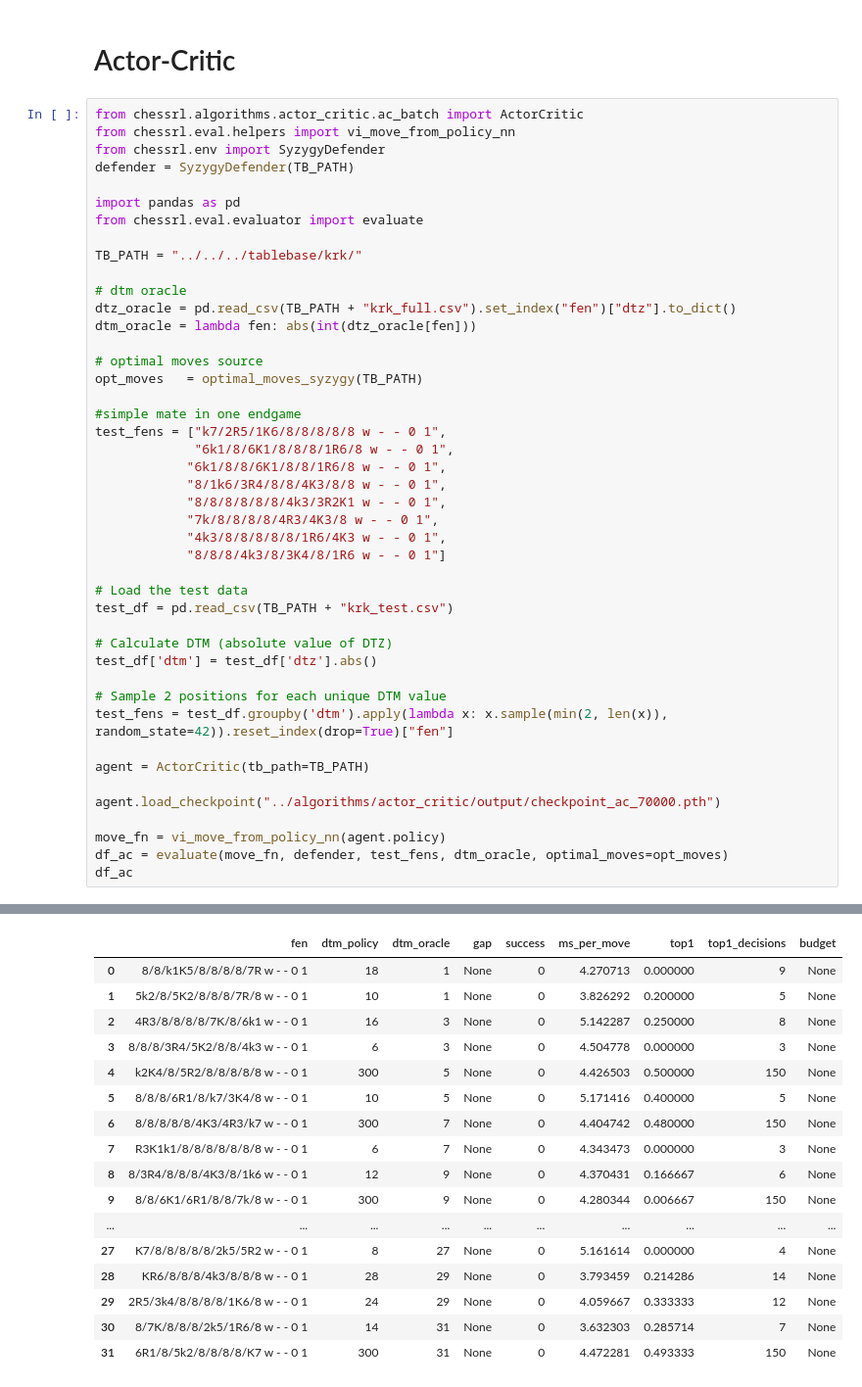
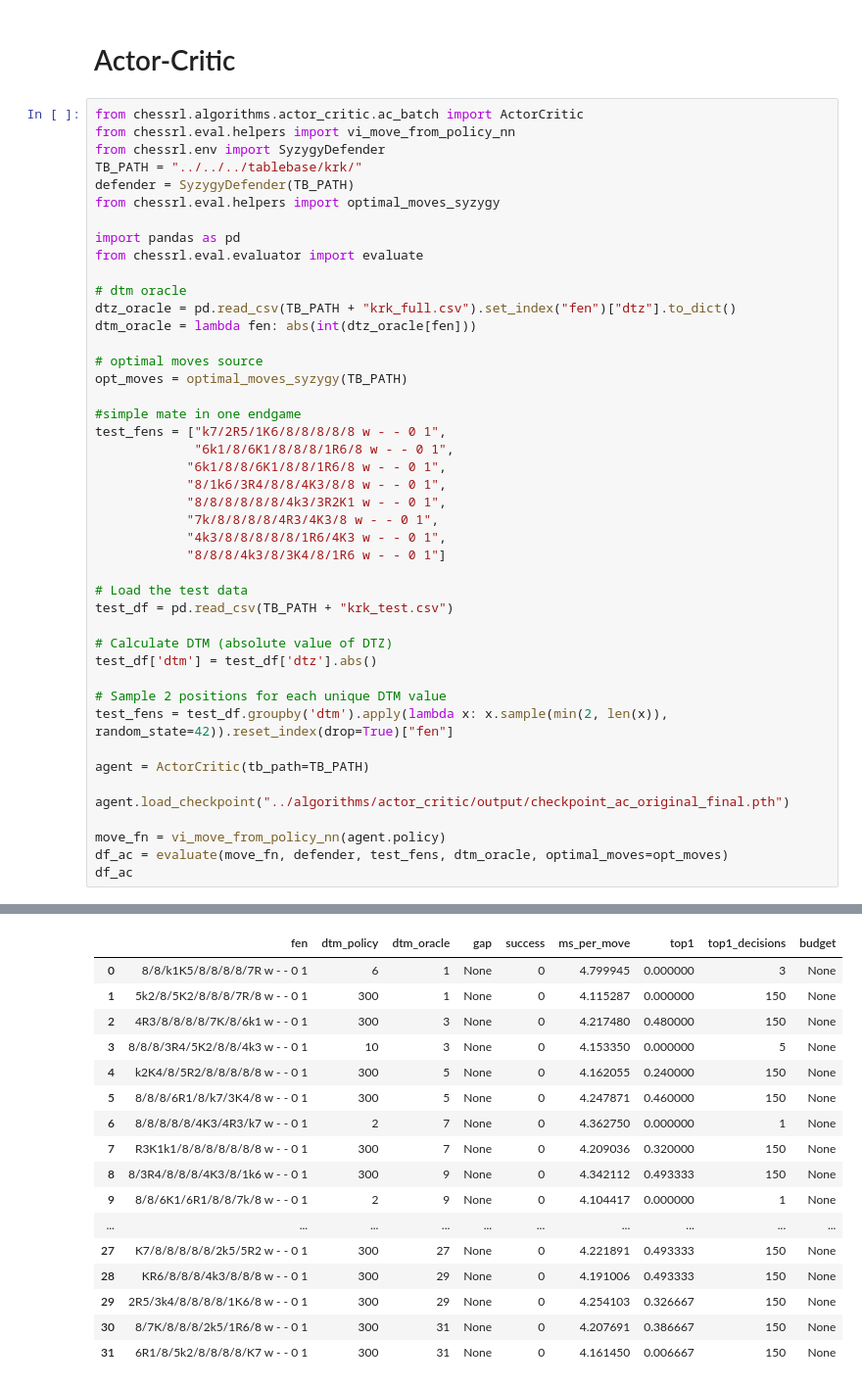
Before and after one commit to giovanni-lucarelli/chess, a Jupyter notebook: python/chessrl/eval/analysis.ipynb, the cells around one changed output, grey strips where cells are left out. Shown: that part at 98% size. Saved outputs shown, nothing was run; the diff lists cells and outputs as text.

```diff
--- a/python/chessrl/eval/analysis.ipynb
+++ b/python/chessrl/eval/analysis.ipynb
@@ -218,19 +218,19 @@ df_sarsa_random
 from chessrl.algorithms.actor_critic.ac_batch import ActorCritic
 from chessrl.eval.helpers import vi_move_from_policy_nn
 from chessrl.env import SyzygyDefender
+TB_PATH = "../../../tablebase/krk/"
 defender = SyzygyDefender(TB_PATH)
+from chessrl.eval.helpers import optimal_moves_syzygy
 
 import pandas as pd
 from chessrl.eval.evaluator import evaluate
-
-TB_PATH = "../../../tablebase/krk/"
 
 # dtm oracle
 dtz_oracle = pd.read_csv(TB_PATH + "krk_full.csv").set_index("fen")["dtz"].to_dict()
 dtm_oracle = lambda fen: abs(int(dtz_oracle[fen]))
 
 # optimal moves source
-opt_moves   = optimal_moves_syzygy(TB_PATH)
+opt_moves = optimal_moves_syzygy(TB_PATH)
 
 #simple mate in one endgame
 test_fens = ["k7/2R5/1K6/8/8/8/8/8 w - - 0 1",
@@ -253,7 +253,7 @@ test_fens = test_df.groupby('dtm').apply(lambda x: x.sample(min(2, len(x)), rand
 
 agent = ActorCritic(tb_path=TB_PATH)
 
-agent.load_checkpoint("../algorithms/actor_critic/output/checkpoint_ac_70000.pth")
+agent.load_checkpoint("../algorithms/actor_critic/output/checkpoint_ac_original_final.pth")
 
 move_fn = vi_move_from_policy_nn(agent.policy)
 df_ac = evaluate(move_fn, defender, test_fens, dtm_oracle, optimal_moves=opt_moves)
@@ -264,17 +264,17 @@ df_ac
 |  | fen | dtm_policy | dtm_oracle | gap | success | ms_per_move | top1 | top1_decisions | budget |
-| 0 | 8/8/k1K5/8/8/8/8/7R w - - 0 1 | 18 | 1 | None | 0 | 4.270713 | 0.000000 | 9 | None |
-| 1 | 5k2/8/5K2/8/8/8/7R/8 w - - 0 1 | 10 | 1 | None | 0 | 3.826292 | 0.200000 | 5 | None |
-| 2 | 4R3/8/8/8/8/7K/8/6k1 w - - 0 1 | 16 | 3 | None | 0 | 5.142287 | 0.250000 | 8 | None |
-| 3 | 8/8/8/3R4/5K2/8/8/4k3 w - - 0 1 | 6 | 3 | None | 0 | 4.504778 | 0.000000 | 3 | None |
-| 4 | k2K4/8/5R2/8/8/8/8/8 w - - 0 1 | 300 | 5 | None | 0 | 4.426503 | 0.500000 | 150 | None |
-| 5 | 8/8/8/6R1/8/k7/3K4/8 w - - 0 1 | 10 | 5 | None | 0 | 5.171416 | 0.400000 | 5 | None |
-| 6 | 8/8/8/8/8/4K3/4R3/k7 w - - 0 1 | 300 | 7 | None | 0 | 4.404742 | 0.480000 | 150 | None |
-| 7 | R3K1k1/8/8/8/8/8/8/8 w - - 0 1 | 6 | 7 | None | 0 | 4.343473 | 0.000000 | 3 | None |
-| 8 | 8/3R4/8/8/8/4K3/8/1k6 w - - 0 1 | 12 | 9 | None | 0 | 4.370431 | 0.166667 | 6 | None |
-| 9 | 8/8/6K1/6R1/8/8/7k/8 w - - 0 1 | 300 | 9 | None | 0 | 4.280344 | 0.006667 | 150 | None |
+| 0 | 8/8/k1K5/8/8/8/8/7R w - - 0 1 | 6 | 1 | None | 0 | 4.799945 | 0.000000 | 3 | None |
+| 1 | 5k2/8/5K2/8/8/8/7R/8 w - - 0 1 | 300 | 1 | None | 0 | 4.115287 | 0.000000 | 150 | None |
+| 2 | 4R3/8/8/8/8/7K/8/6k1 w - - 0 1 | 300 | 3 | None | 0 | 4.217480 | 0.480000 | 150 | None |
+| 3 | 8/8/8/3R4/5K2/8/8/4k3 w - - 0 1 | 10 | 3 | None | 0 | 4.153350 | 0.000000 | 5 | None |
+| 4 | k2K4/8/5R2/8/8/8/8/8 w - - 0 1 | 300 | 5 | None | 0 | 4.162055 | 0.240000 | 150 | None |
+| 5 | 8/8/8/6R1/8/k7/3K4/8 w - - 0 1 | 300 | 5 | None | 0 | 4.247871 | 0.460000 | 150 | None |
+| 6 | 8/8/8/8/8/4K3/4R3/k7 w - - 0 1 | 2 | 7 | None | 0 | 4.362750 | 0.000000 | 1 | None |
+| 7 | R3K1k1/8/8/8/8/8/8/8 w - - 0 1 | 300 | 7 | None | 0 | 4.209036 | 0.320000 | 150 | None |
+| 8 | 8/3R4/8/8/8/4K3/8/1k6 w - - 0 1 | 300 | 9 | None | 0 | 4.342112 | 0.493333 | 150 | None |
+| 9 | 8/8/6K1/6R1/8/8/7k/8 w - - 0 1 | 2 | 9 | None | 0 | 4.104417 | 0.000000 | 1 | None |
 | ... | ... | ... | ... | ... | ... | ... | ... | ... | ... |
-| 27 | K7/8/8/8/8/8/2k5/5R2 w - - 0 1 | 8 | 27 | None | 0 | 5.161614 | 0.000000 | 4 | None |
-| 28 | KR6/8/8/8/4k3/8/8/8 w - - 0 1 | 28 | 29 | None | 0 | 3.793459 | 0.214286 | 14 | None |
-| 29 | 2R5/3k4/8/8/8/8/1K6/8 w - - 0 1 | 24 | 29 | None | 0 | 4.059667 | 0.333333 | 12 | None |
-| 30 | 8/7K/8/8/8/2k5/1R6/8 w - - 0 1 | 14 | 31 | None | 0 | 3.632303 | 0.285714 | 7 | None |
-| 31 | 6R1/8/5k2/8/8/8/8/K7 w - - 0 1 | 300 | 31 | None | 0 | 4.472281 | 0.493333 | 150 | None |
+| 27 | K7/8/8/8/8/8/2k5/5R2 w - - 0 1 | 300 | 27 | None | 0 | 4.221891 | 0.493333 | 150 | None |
+| 28 | KR6/8/8/8/4k3/8/8/8 w - - 0 1 | 300 | 29 | None | 0 | 4.191006 | 0.493333 | 150 | None |
+| 29 | 2R5/3k4/8/8/8/8/1K6/8 w - - 0 1 | 300 | 29 | None | 0 | 4.254103 | 0.326667 | 150 | None |
+| 30 | 8/7K/8/8/8/2k5/1R6/8 w - - 0 1 | 300 | 31 | None | 0 | 4.207691 | 0.386667 | 150 | None |
+| 31 | 6R1/8/5k2/8/8/8/8/K7 w - - 0 1 | 300 | 31 | None | 0 | 4.161450 | 0.006667 | 150 | None |
```
Also changed, not shown: parts of 1 cell of this notebook, 23 other files.
